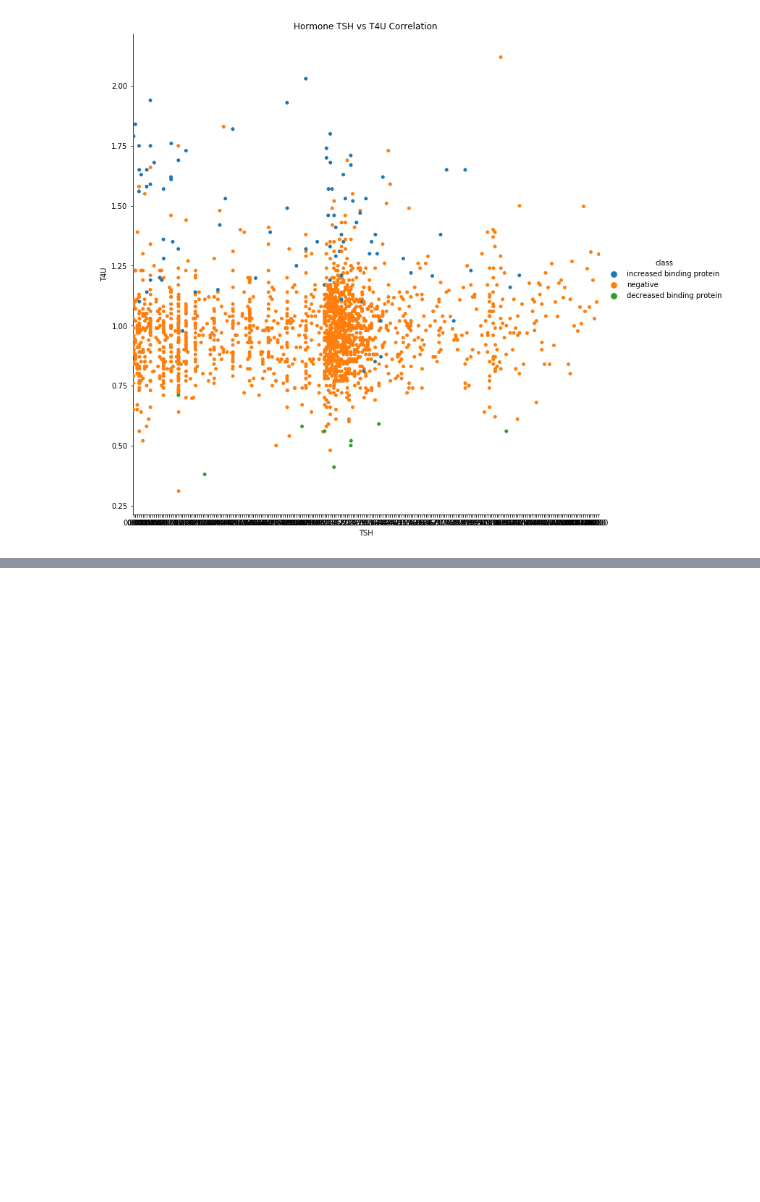
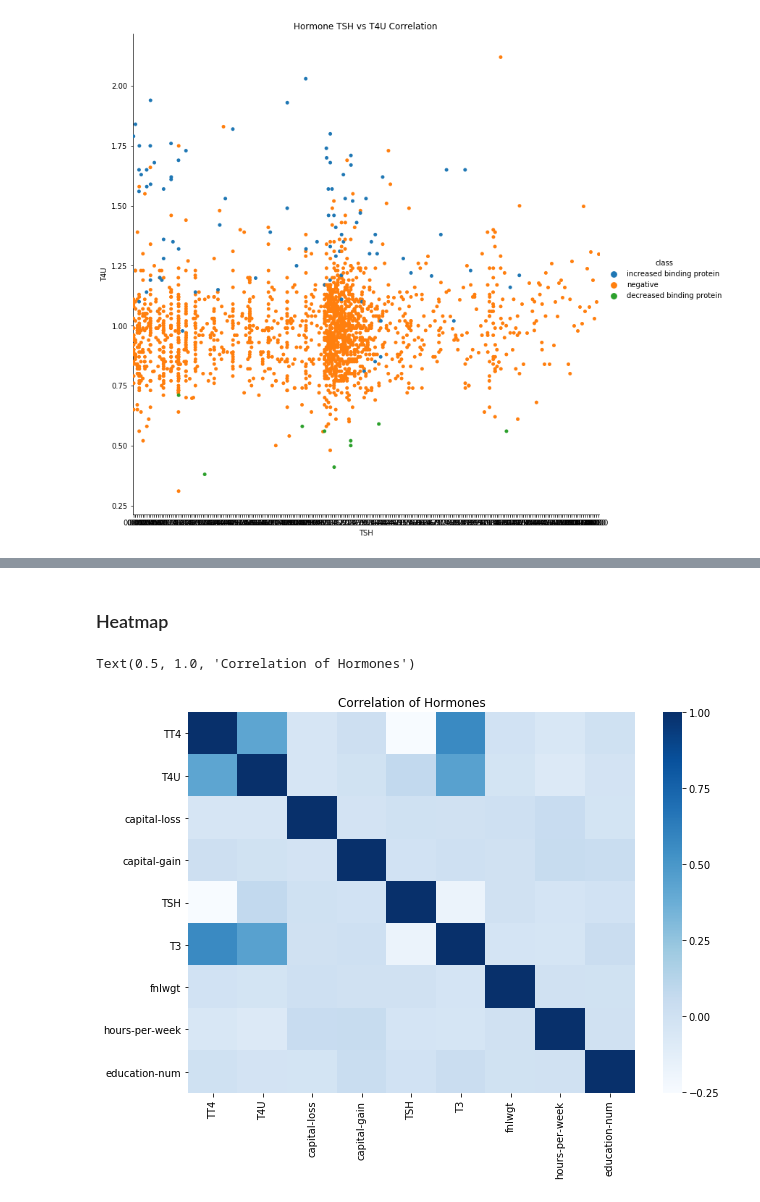
Before and after one commit to PavolGrofcik/INANU, a Jupyter notebook: Data_Analysis.ipynb, the cells around one changed output, grey strips where cells are left out. Saved outputs shown, nothing was run; the diff lists cells and outputs as text; code cells hidden in the pictures; blank space fills up the shorter version.

Commit message:
Heatmap

```diff
--- a/Data_Analysis.ipynb
+++ b/Data_Analysis.ipynb
@@ -260,0 +232,10 @@ memory usage: 705.4+ KB
+# %% [markdown]
+### Heatmap
+# %%
+corr = pd_other.select_dtypes(exclude="object").corr()
+plt.figure(figsize=(10,7))
+sns.heatmap(corr,cmap="Blues")
+plt.title("Correlation of Hormones")
+# %% [output]
+Text(0.5, 1.0, 'Correlation of Hormones')
+[figure, added]
```
Also changed, not shown: parts of 11 cells of this notebook.
